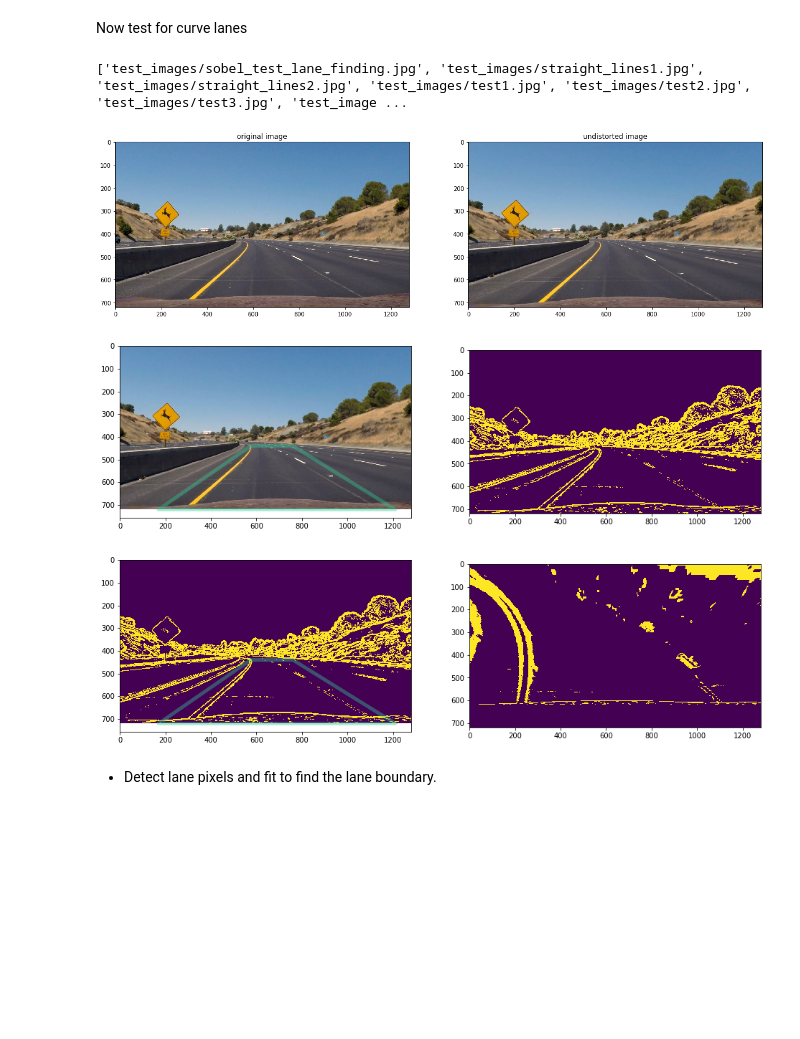
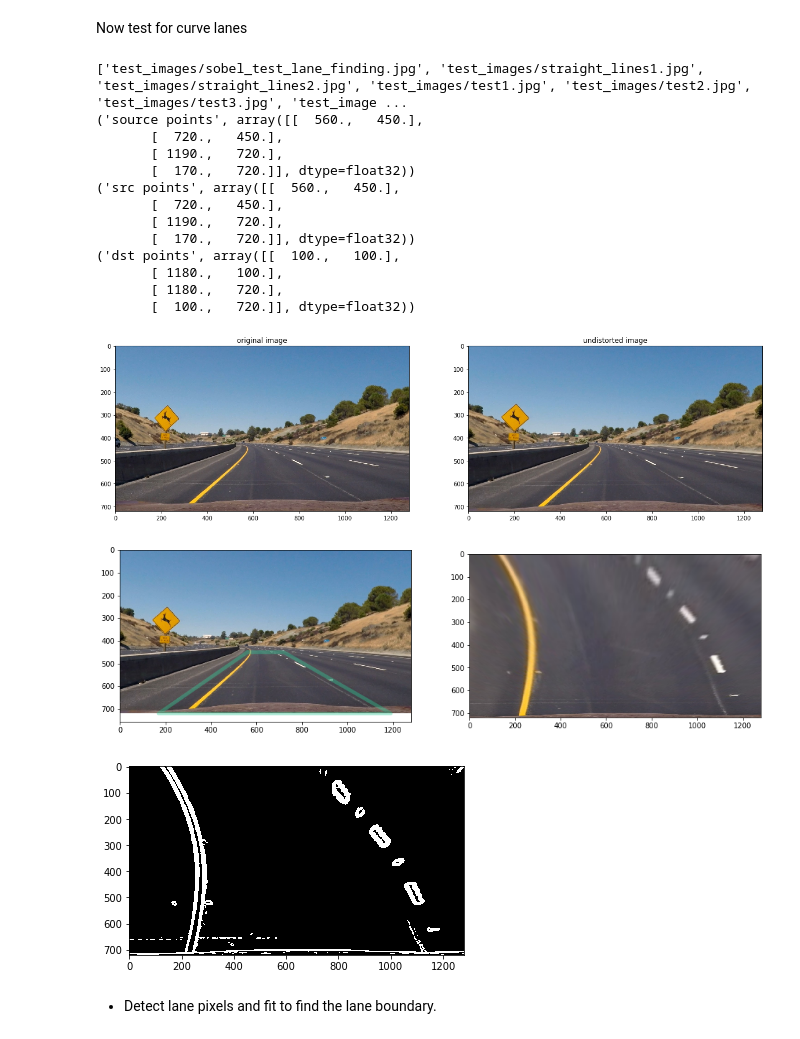
Before and after one commit to david-woo-instacart/kitt-playlabs, a Jupyter notebook: udacity/CarND-Advanced-Lane-Lines-master/CarND-Advanced-Lane-Lines-Project.ipynb, the cells around one changed output. Drawn from its saved outputs; the diff is of its cells as text; code cells hidden in the pictures; blank space fills up the shorter version.

```diff
--- a/udacity/CarND-Advanced-Lane-Lines-master/CarND-Advanced-Lane-Lines-Project.ipynb
+++ b/udacity/CarND-Advanced-Lane-Lines-master/CarND-Advanced-Lane-Lines-Project.ipynb
@@ -422,11 +388,20 @@ def get_birdeye_image_perspective(img,src,dst_offset):
     ##### 4 ----- 3 #####
 
     #format x,y
+    #dst = np.float32([ [dst_offset,dst_offset],
+    #                                [img_size[0]-dst_offset,dst_offset],
+    #                                [img_size[0]-dst_offset,img_size[1]-dst_offset],
+    #                                [dst_offset,img_size[1]-dst_offset]
+    #                                ])
+
     dst = np.float32([ [dst_offset,dst_offset],
                                     [img_size[0]-dst_offset,dst_offset],
-                                    [img_size[0]-dst_offset,img_size[1]-dst_offset],
-                                    [dst_offset,img_size[1]-dst_offset]
+                                    [img_size[0]-dst_offset,img_size[1]],
+                                    [dst_offset,img_size[1]]
                                     ])
+
+    print("src points",src)
+    print("dst points",dst)
 
     x=np.hstack([src[:,0],src[0,0]])
     y=np.hstack([src[:,1],src[0,1]])
@@ -502,45 +477,65 @@ print(test_images_files)
 
 image = mpimg.imread(test_images_files[4])
 
 image_undist = undistort_img(objpoints,imgpoints,test_images_files[4])
 plt.imshow(image_undist)
 
 image = image_undist
 
 # choose to abstract this out. ideally we should get the lane start from the binary images
 src_offset_x_btm_left = 170
-src_offset_x_btm_right = 70
-src_offset_x_top_left = 575
-src_offset_x_top_right = 520
-src_start_y = 440
+src_offset_x_btm_right = 90
+src_offset_x_top_left = 560
+src_offset_x_top_right = 560
+src_start_y = 450
+dst_offset = 100
 
 img_size = (image.shape[1],image.shape[0])
 
 #format x,y
 src = np.float32([ [src_offset_x_top_left,src_start_y],
                                 [img_size[0]-src_offset_x_top_right,src_start_y],
                                 [img_size[0]-src_offset_x_btm_right,img_size[1]],
                                 [src_offset_x_btm_left,img_size[1]]
                                 ])
 
+print("source points",src)
+
+#1. apply perspective transform
 trans_image = get_birdeye_image_perspective(image,src,dst_offset)
+fig = plt.figure()
+plt.imshow(trans_image)
 
 
 combined_img = np.zeros_like(image[:,:,0])
-mag_binary = mag_thresh(image, sobel_kernel=15, mag_thresh=(20, 255))
-color_space_binary = color_space_threshold(image,thresh=(10, 150),color_space = 'HLS',color_channel = 2)
+mag_binary = mag_thresh(trans_image, sobel_kernel=15, mag_thresh=(20, 255))
+color_space_binary = color_space_threshold(trans_image,thresh=(50, 150),color_space = 'HLS',color_channel = 2)
 
 
-combined_mask = (mag_binary>0) & (color_space_binary>0)
+#combined_mask = (mag_binary>0) & (color_space_binary>0)
+combined_mask = (mag_binary>0)
 combined_img[combined_mask] = 1
-plt.imshow(combined_img)
-trans_image = get_birdeye_image_perspective(combined_img,src,dst_offset)
-trans_image_orig = trans_image
+plt.imshow(combined_img,cmap="gray")
+
+#trans_image = get_birdeye_image_perspective(combined_img,src,dst_offset)
+trans_image_orig = combined_img
 # %% [output]
 ['test_images/sobel_test_lane_finding.jpg', 'test_images/straight_lines1.jpg', 'test_images/straight_lines2.jpg', 'test_images/test1.jpg', 'test_images/test2.jpg', 'test_images/test3.jpg', 'test_image ...
+('source points', array([[  560.,   450.],
+       [  720.,   450.],
+       [ 1190.,   720.],
+       [  170.,   720.]], dtype=float32))
+('src points', array([[  560.,   450.],
+       [  720.,   450.],
+       [ 1190.,   720.],
+       [  170.,   720.]], dtype=float32))
+('dst points', array([[  100.,   100.],
+       [ 1180.,   100.],
+       [ 1180.,   720.],
+       [  100.,   720.]], dtype=float32))
 [figure]
-[figure, old version]
+[figure, new version]
-[figure, old version]
+[figure, new version]
 # %% [markdown]
 * Detect lane pixels and fit to find the lane boundary.
 # %%
```
Also changed, not shown: parts of 3 cells of this notebook.
